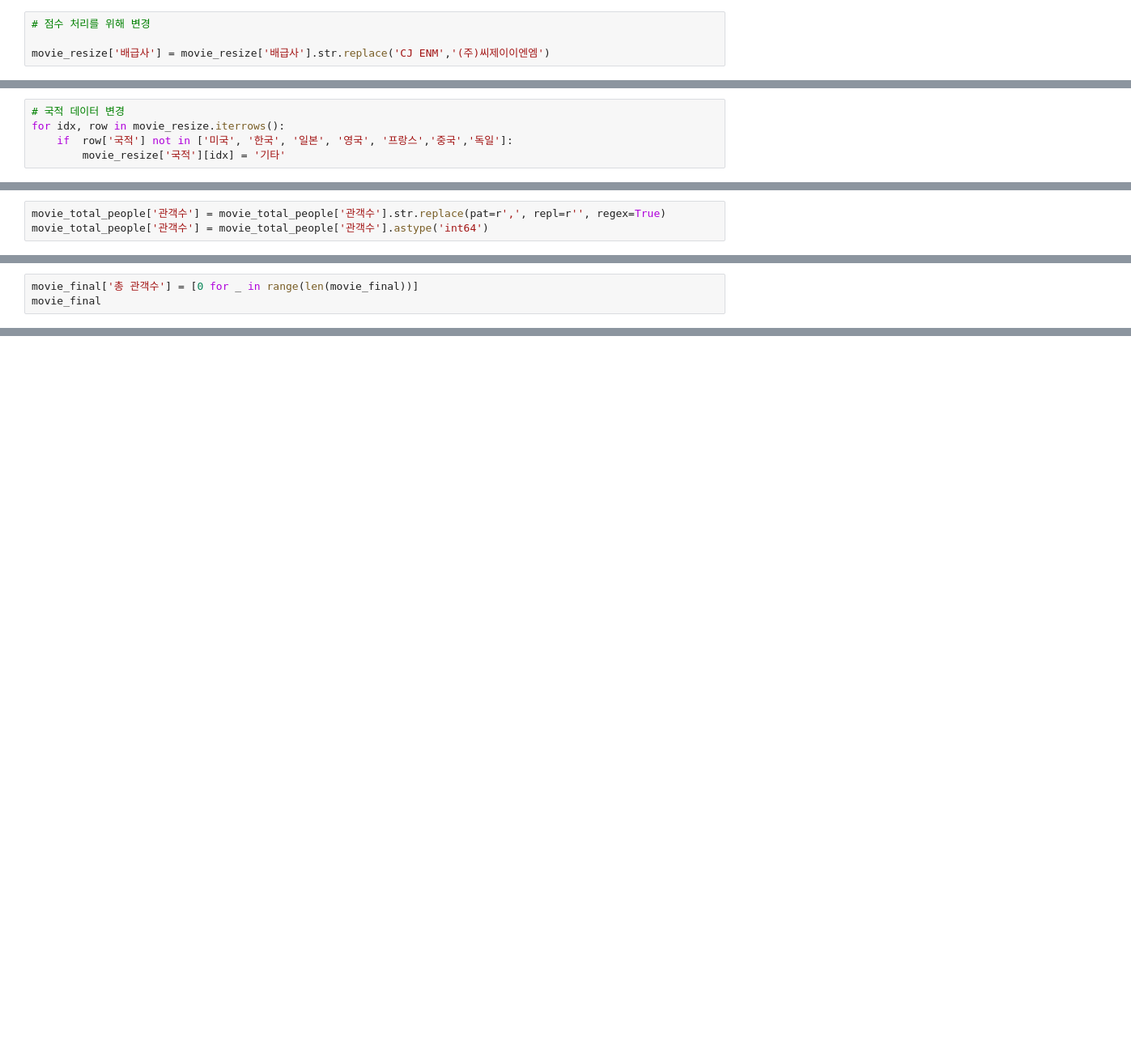
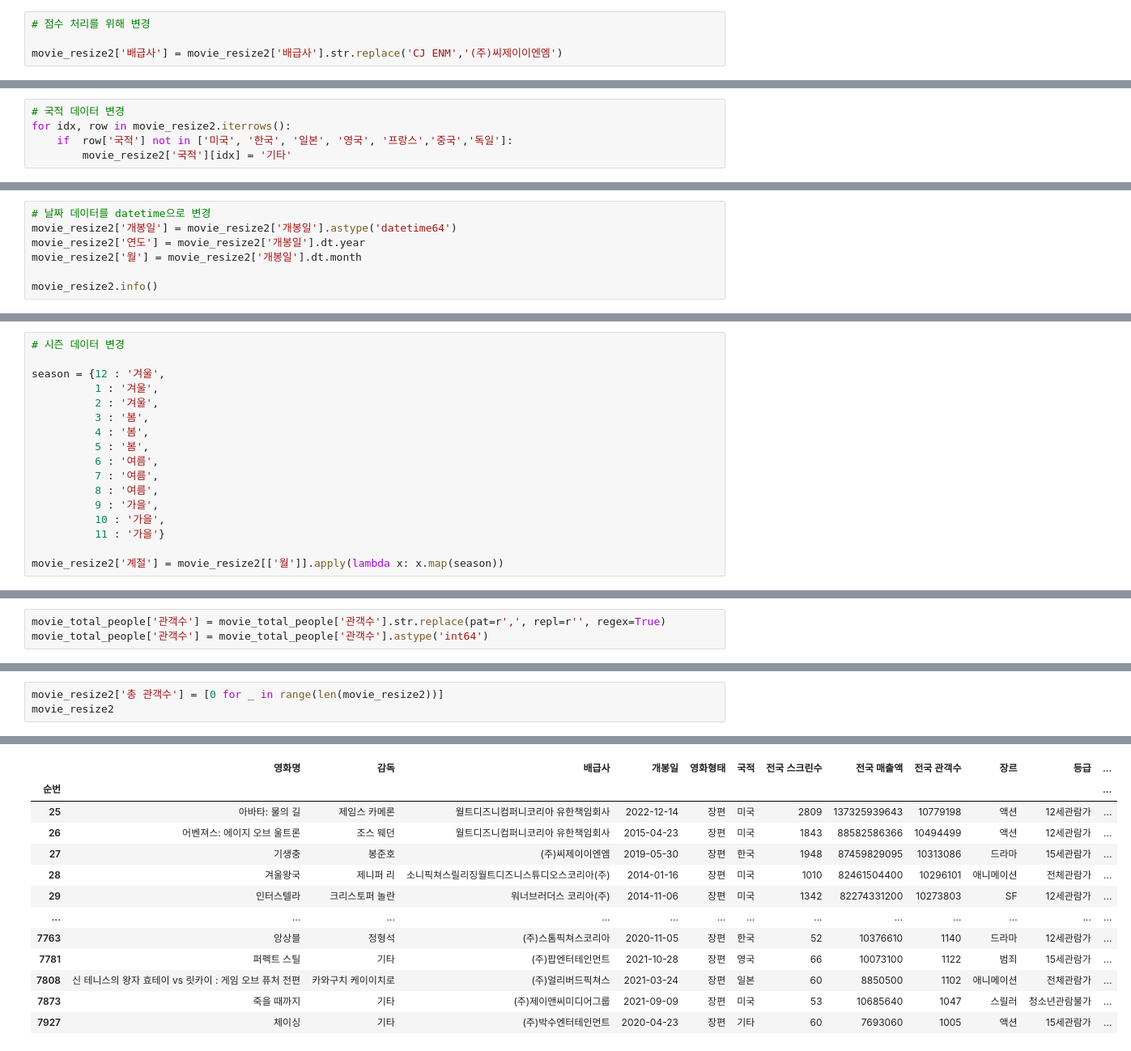
Before and after one commit to Play-Web-miniProject/MovieDL, a Jupyter notebook: junghyun/230328기준 코드 및 설명.ipynb, the cells around one changed output, grey strips where cells are left out. Shown at 81% size. Cells and saved outputs as stored; diff of their text form; blank space fills up the shorter version.

```diff
--- a/junghyun/230328기준 코드 및 설명.ipynb
+++ b/junghyun/230328기준 코드 및 설명.ipynb
@@ -296,7 +324,7 @@ movie_resize.to_csv('./movie_resize2.csv',index=False, encoding="utf-8-sig")
 # %%
 # 점수 처리를 위해 변경
 
-movie_resize['배급사'] = movie_resize['배급사'].str.replace('CJ ENM','(주)씨제이이엔엠')
+movie_resize2['배급사'] = movie_resize2['배급사'].str.replace('CJ ENM','(주)씨제이이엔엠')
 # %% [output]
 A value is trying to be set on a copy of a slice from a DataFrame.
 Try using .loc[row_indexer,col_indexer] = value instead
@@ -310,8 +334,8 @@ See the caveats in the documentation: https://pandas.pydata.org/pandas-docs/stab
 # %%
 # 국적 데이터 변경
-for idx, row in movie_resize.iterrows():
+for idx, row in movie_resize2.iterrows():
     if  row['국적'] not in ['미국', '한국', '일본', '영국', '프랑스','중국','독일']:
-        movie_resize['국적'][idx] = '기타'
+        movie_resize2['국적'][idx] = '기타'
 # %% [output]
 A value is trying to be set on a copy of a slice from a DataFrame
 
@@ -382,0 +363,7 @@ movie_resize.to_csv('./movie_resize2.csv',index=False, encoding="utf-8-sig")
+# %%
+# 날짜 데이터를 datetime으로 변경
+movie_resize2['개봉일'] = movie_resize2['개봉일'].astype('datetime64')
+movie_resize2['연도'] = movie_resize2['개봉일'].dt.year
+movie_resize2['월'] = movie_resize2['개봉일'].dt.month
+
+movie_resize2.info()
@@ -382,0 +405,17 @@ movie_resize.to_csv('./movie_resize2.csv',index=False, encoding="utf-8-sig")
+# %%
+# 시즌 데이터 변경
+
+season = {12 : '겨울',
+          1 : '겨울',
+          2 : '겨울',
+          3 : '봄',
+          4 : '봄',
+          5 : '봄',
+          6 : '여름',
+          7 : '여름',
+          8 : '여름',
+          9 : '가을',
+          10 : '가을',
+          11 : '가을'}
+
+movie_resize2['계절'] = movie_resize2[['월']].apply(lambda x: x.map(season))
@@ -432,6 +477,6 @@ Data columns (total 4 columns):
 dtypes: int64(1), object(3)
 memory usage: 800.0+ bytes
 # %%
-movie_final['총 관객수'] = [0 for _ in range(len(movie_final))]
-movie_final
+movie_resize2['총 관객수'] = [0 for _ in range(len(movie_resize2))]
+movie_resize2
 # %% [output]
@@ -438,0 +488,13 @@ NameError: name 'movie_final' is not defined
+|  | 영화명 | 감독 | 배급사 | 개봉일 | 영화형태 | 국적 | 전국 스크린수 | 전국 매출액 | 전국 관객수 | 장르 | 등급 | ... |
+| 순번 |  |  |  |  |  |  |  |  |  |  |  | ... |
+| 25 | 아바타: 물의 길 | 제임스 카메론 | 월트디즈니컴퍼니코리아 유한책임회사 | 2022-12-14 | 장편 | 미국 | 2809 | 137325939643 | 10779198 | 액션 | 12세관람가 | ... |
+| 26 | 어벤져스: 에이지 오브 울트론 | 조스 웨던 | 월트디즈니컴퍼니코리아 유한책임회사 | 2015-04-23 | 장편 | 미국 | 1843 | 88582586366 | 10494499 | 액션 | 12세관람가 | ... |
+| 27 | 기생충 | 봉준호 | (주)씨제이이엔엠 | 2019-05-30 | 장편 | 한국 | 1948 | 87459829095 | 10313086 | 드라마 | 15세관람가 | ... |
+| 28 | 겨울왕국 | 제니퍼 리 | 소니픽쳐스릴리징월트디즈니스튜디오스코리아(주) | 2014-01-16 | 장편 | 미국 | 1010 | 82461504400 | 10296101 | 애니메이션 | 전체관람가 | ... |
+| 29 | 인터스텔라 | 크리스토퍼 놀란 | 워너브러더스 코리아(주) | 2014-11-06 | 장편 | 미국 | 1342 | 82274331200 | 10273803 | SF | 12세관람가 | ... |
+| ... | ... | ... | ... | ... | ... | ... | ... | ... | ... | ... | ... | ... |
+| 7763 | 앙상블 | 정형석 | (주)스톰픽쳐스코리아 | 2020-11-05 | 장편 | 한국 | 52 | 10376610 | 1140 | 드라마 | 12세관람가 | ... |
+| 7781 | 퍼펙트 스틸 | 기타 | (주)팝엔터테인먼트 | 2021-10-28 | 장편 | 영국 | 66 | 10073100 | 1122 | 범죄 | 15세관람가 | ... |
+| 7808 | 신 테니스의 왕자 효테이 vs 릿카이 : 게임 오브 퓨처 전편 | 카와구치 케이이치로 | (주)얼리버드픽쳐스 | 2021-03-24 | 장편 | 일본 | 60 | 8850500 | 1102 | 애니메이션 | 전체관람가 | ... |
+| 7873 | 죽을 때까지 | 기타 | (주)제이앤씨미디어그룹 | 2021-09-09 | 장편 | 미국 | 53 | 10685640 | 1047 | 스릴러 | 청소년관람불가 | ... |
+| 7927 | 체이싱 | 기타 | (주)박수엔터테인먼트 | 2020-04-23 | 장편 | 기타 | 60 | 7693060 | 1005 | 액션 | 15세관람가 | ... |
```
Also changed, not shown: parts of 57 cells of this notebook, 4 other files.
